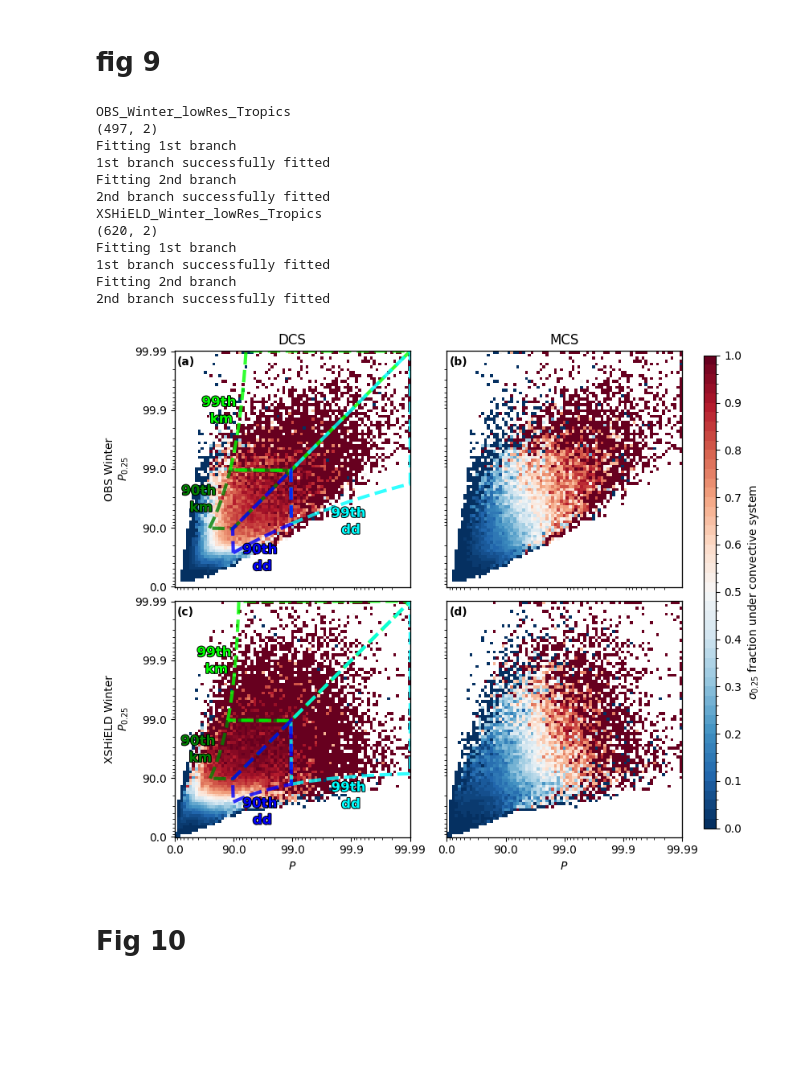
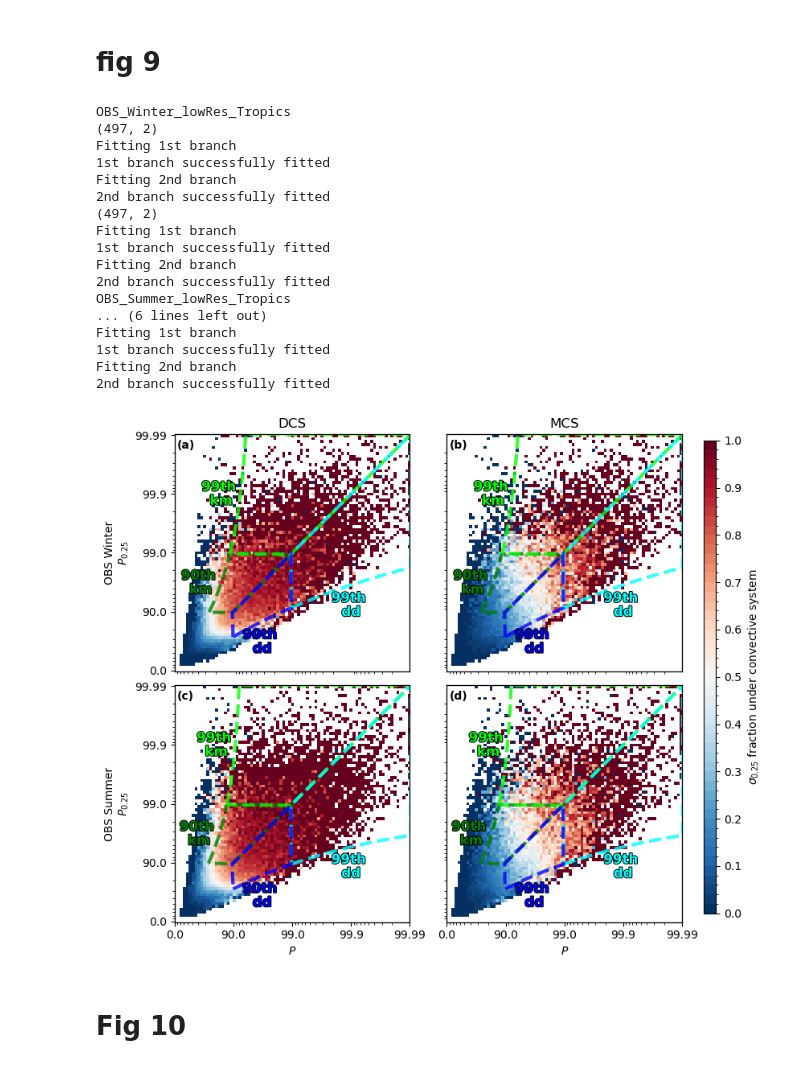
Before and after one commit to 19carenso/tempest, a Jupyter notebook: make_final_fig/fig9then10.ipynb, the cells around one changed output. Cells and saved outputs as stored; diff of their text form; code cells hidden in the pictures; blank space fills up the shorter version.

```diff
--- a/make_final_fig/fig9then10.ipynb
+++ b/make_final_fig/fig9then10.ipynb
@@ -202,7 +204,7 @@ def plot_kite(jd, fig=None, ax=None):
 
     return None
 # %%
-jds_plot = [jds[-2], jds[-7]]
+jds_plot = [jds[-2], jds[-1]]
 
 fig, axs  = plt.subplots(len(jds_plot), 2, figsize = (7.6, 7)) #, sharex=True, sharey=True)
 
@@ -236,38 +238,43 @@ for i, jd, gr, axes in zip(range(len(jds_plot)), jds_plot, grs, axs):
 
         if j == 0:
             ax.set_ylabel(jd.name.split("_")[0] + " " + jd.name.split("_")[1] + "\n" +r"$P_{0.25}$")
         else:
             ax.set_ylabel("")
             ax.tick_params(left=False, labelleft=False)
         if i == len(jds_plot) - 1:
             ax.set_xlabel(r"$P$")
         else:
             ax.set_xlabel("")
             ax.tick_params(bottom=False, labelbottom=False)
 
-        if j==0 :
-            plot_kite(jd, fig, ax_show)
+        # if j==0 :
+        plot_kite(jd, fig, ax_show)
 
 plt.tight_layout()
 cax = fig.add_axes([0.99, 0.099, 0.02, 0.84])  # [left, bottom, width, height]
 cbar = fig.colorbar(mpl.cm.ScalarMappable(norm=norm, cmap=cmap), cax=cax, ticks=values, spacing='proportional')
 cbar.set_label(r'$\sigma_{0.25}$ fraction under convective system')
 
 plt.savefig("final_fig/fig9.pdf", bbox_inches = "tight", pad_inches=0.1)
 # %% [output]
 OBS_Winter_lowRes_Tropics
 (497, 2)
 Fitting 1st branch
 1st branch successfully fitted
 Fitting 2nd branch
 2nd branch successfully fitted
-XSHiELD_Winter_lowRes_Tropics
-(620, 2)
+(497, 2)
 Fitting 1st branch
 1st branch successfully fitted
 Fitting 2nd branch
 2nd branch successfully fitted
+OBS_Summer_lowRes_Tropics
+... (6 lines left out)
+Fitting 1st branch
+1st branch successfully fitted
+Fitting 2nd branch
+2nd branch successfully fitted
-[figure, old version]
+[figure, new version]
 # %% [markdown]
 # Fig 10
 # %%
```
Also changed, not shown: parts of 2 cells of this notebook, 8 other files.
